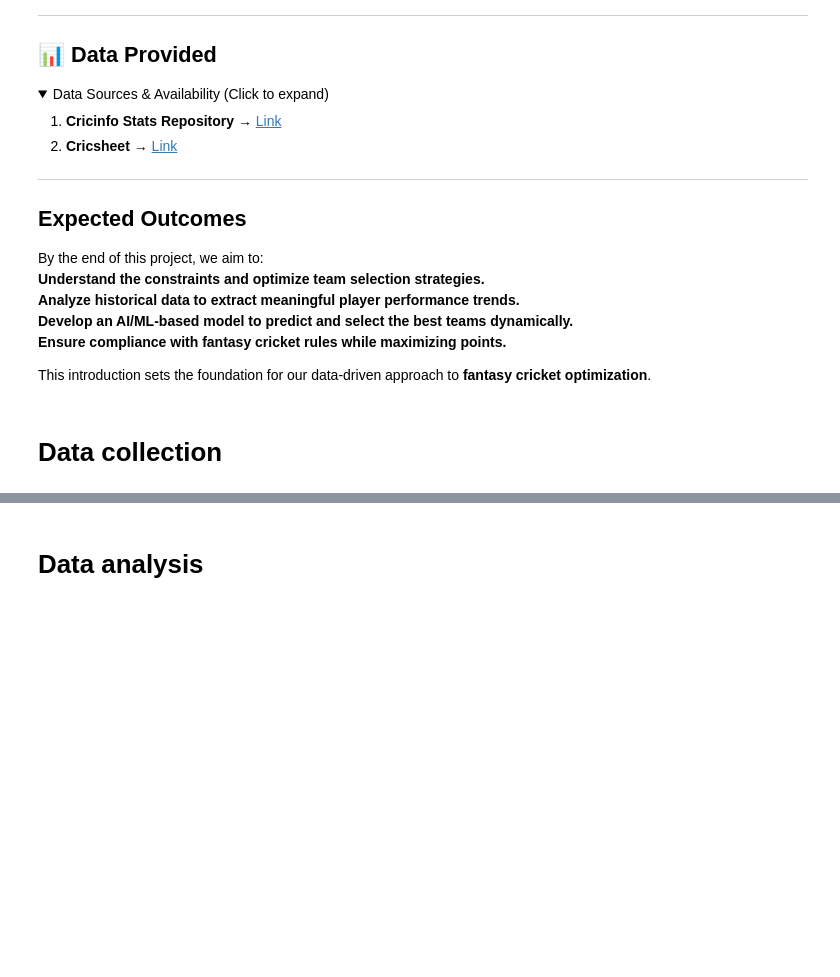
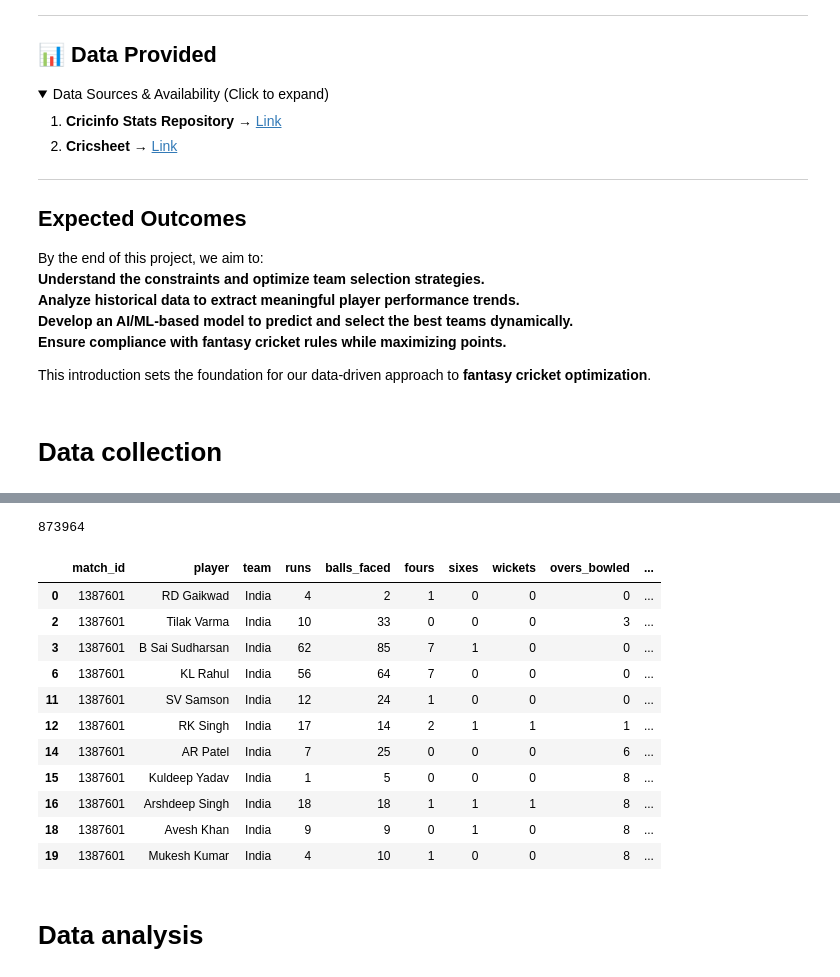
Before and after one commit to adimail/fantasy-sports-machine-learning, a Jupyter notebook: Data analysis.ipynb, the cells around one changed output, grey strips where cells are left out. Saved outputs shown, nothing was run; the diff lists cells and outputs as text; code cells hidden in the pictures; folded sections open; blank space fills up the shorter version.

```diff
--- a/Data analysis.ipynb
+++ b/Data analysis.ipynb
@@ -367,3 +483,25 @@ memory usage: 375.0+ KB
+# %%
+players_detailed_stats.size
+# %% [output]
+873964
+# %%
+def getplayersformatch(matchid, team):
+    return players_detailed_stats[(players_detailed_stats["match_id"] == matchid) & (players_detailed_stats["team"] == team)]
+# %%
+getplayersformatch("1387601", "India")
+# %% [output]
+|  | match_id | player | team | runs | balls_faced | fours | sixes | wickets | overs_bowled | ... |
+| 0 | 1387601 | RD Gaikwad | India | 4 | 2 | 1 | 0 | 0 | 0 | ... |
+| 2 | 1387601 | Tilak Varma | India | 10 | 33 | 0 | 0 | 0 | 3 | ... |
+| 3 | 1387601 | B Sai Sudharsan | India | 62 | 85 | 7 | 1 | 0 | 0 | ... |
+| 6 | 1387601 | KL Rahul | India | 56 | 64 | 7 | 0 | 0 | 0 | ... |
+| 11 | 1387601 | SV Samson | India | 12 | 24 | 1 | 0 | 0 | 0 | ... |
+| 12 | 1387601 | RK Singh | India | 17 | 14 | 2 | 1 | 1 | 1 | ... |
+| 14 | 1387601 | AR Patel | India | 7 | 25 | 0 | 0 | 0 | 6 | ... |
+| 15 | 1387601 | Kuldeep Yadav | India | 1 | 5 | 0 | 0 | 0 | 8 | ... |
+| 16 | 1387601 | Arshdeep Singh | India | 18 | 18 | 1 | 1 | 1 | 8 | ... |
+| 18 | 1387601 | Avesh Khan | India | 9 | 9 | 0 | 1 | 0 | 8 | ... |
+| 19 | 1387601 | Mukesh Kumar | India | 4 | 10 | 1 | 0 | 0 | 8 | ... |
 # %% [markdown]
 # Data analysis
 # %%
```
Also changed, not shown: parts of 13 cells of this notebook.
